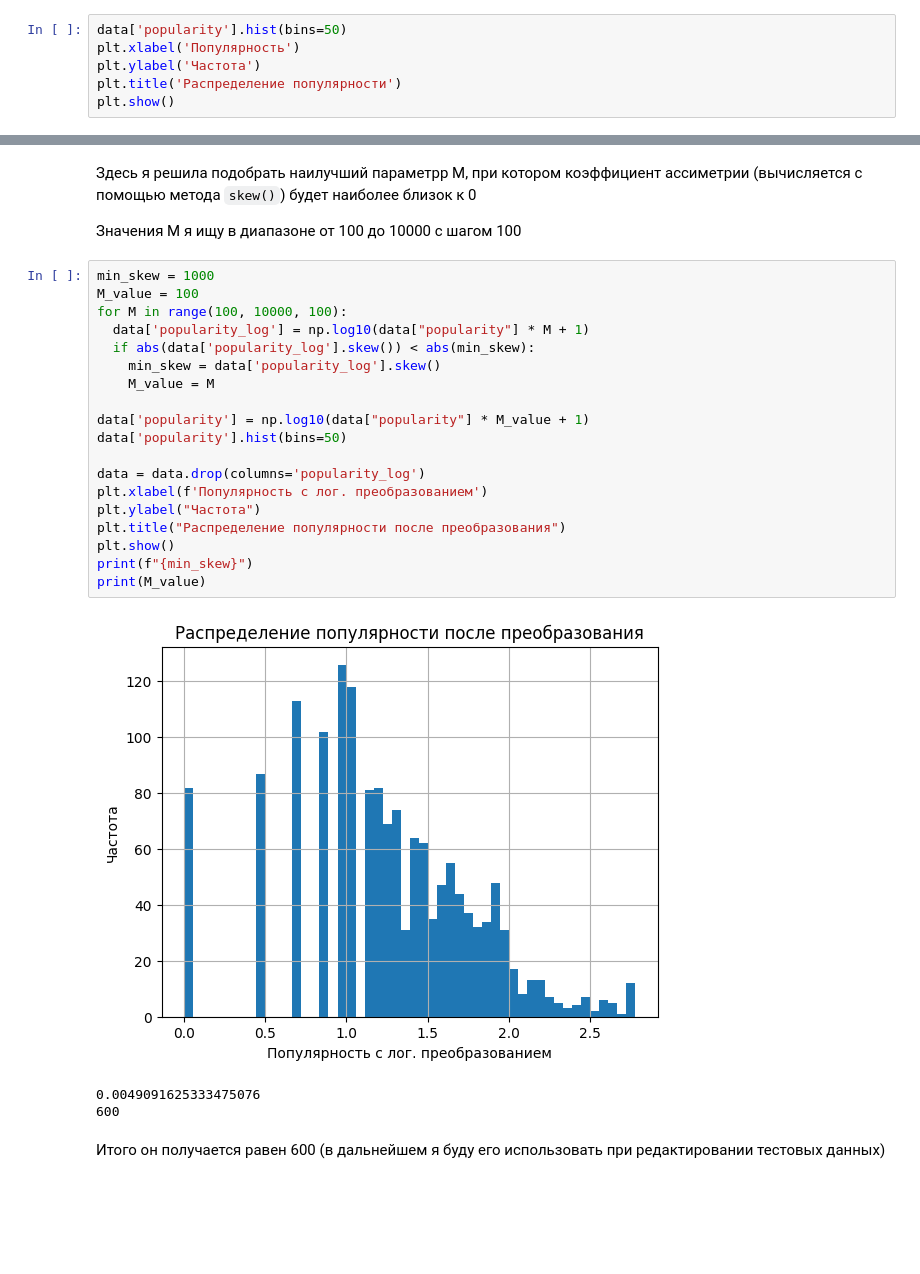
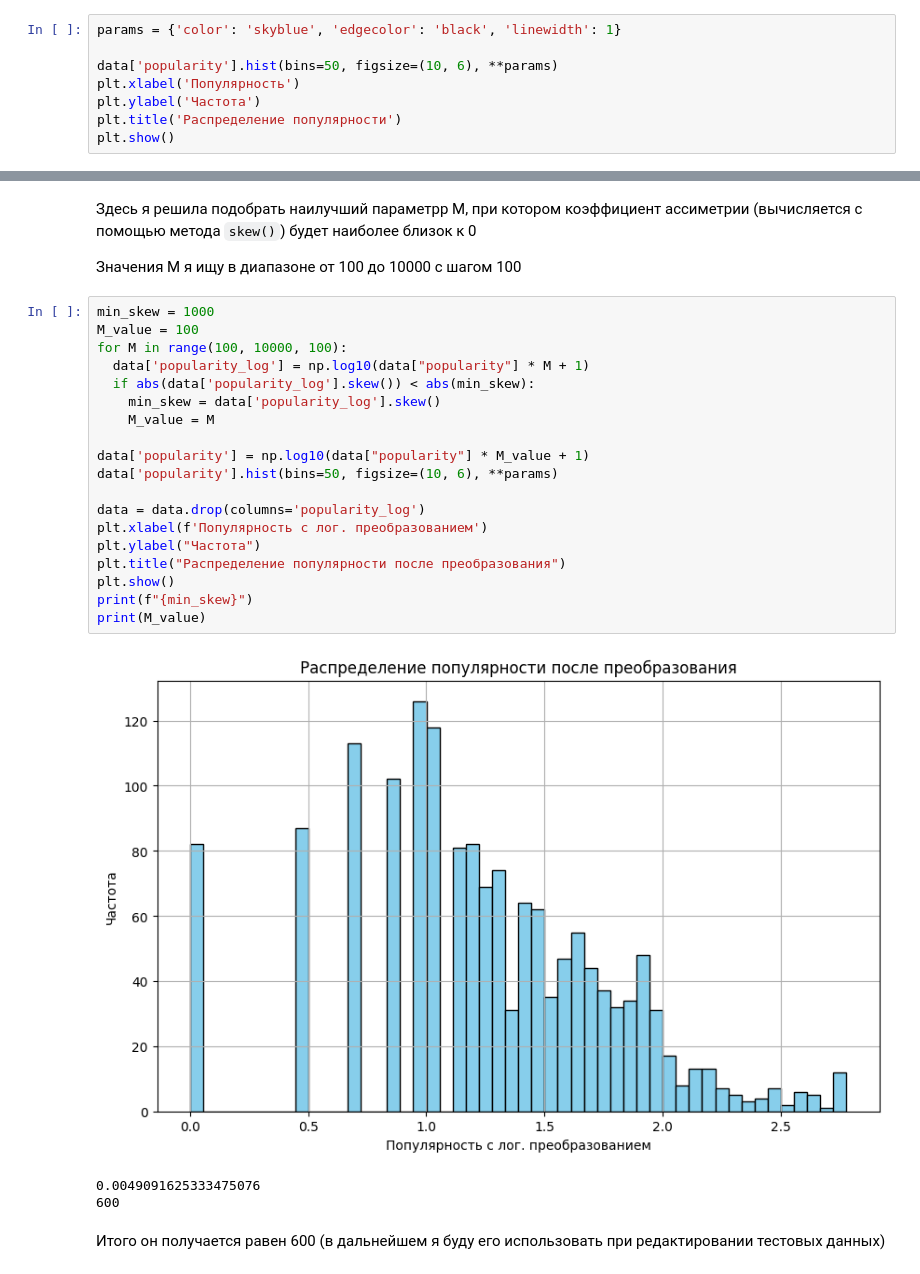
Before and after one commit to qpimsslg/deep-learning-course, a Jupyter notebook: homeworks/HW1_game_of_thrones.ipynb, the cells around one changed output, grey strips where cells are left out. Drawn from its saved outputs; the diff is of its cells as text; blank space fills up the shorter version.

```diff
--- a/homeworks/HW1_game_of_thrones.ipynb
+++ b/homeworks/HW1_game_of_thrones.ipynb
@@ -242,7 +242,9 @@ numeric_columns
 # %% [markdown]
 ##### Признак **popularity**
 # %%
-data['popularity'].hist(bins=50)
+params = {'color': 'skyblue', 'edgecolor': 'black', 'linewidth': 1}
+
+data['popularity'].hist(bins=50, figsize=(10, 6), **params)
 plt.xlabel('Популярность')
 plt.ylabel('Частота')
 plt.title('Распределение популярности')
@@ -260,24 +262,24 @@ plt.show()
 # %%
 min_skew = 1000
 M_value = 100
 for M in range(100, 10000, 100):
   data['popularity_log'] = np.log10(data["popularity"] * M + 1)
   if abs(data['popularity_log'].skew()) < abs(min_skew):
     min_skew = data['popularity_log'].skew()
     M_value = M
 
 data['popularity'] = np.log10(data["popularity"] * M_value + 1)
-data['popularity'].hist(bins=50)
+data['popularity'].hist(bins=50, figsize=(10, 6), **params)
 
 data = data.drop(columns='popularity_log')
 plt.xlabel(f'Популярность с лог. преобразованием')
 plt.ylabel("Частота")
 plt.title("Распределение популярности после преобразования")
 plt.show()
 print(f"{min_skew}")
 print(M_value)
 # %% [output]
-[figure, old version]
+[figure, new version]
 0.0049091625333475076
 600
 # %% [markdown]
```
Also changed, not shown: parts of 58 cells of this notebook.
